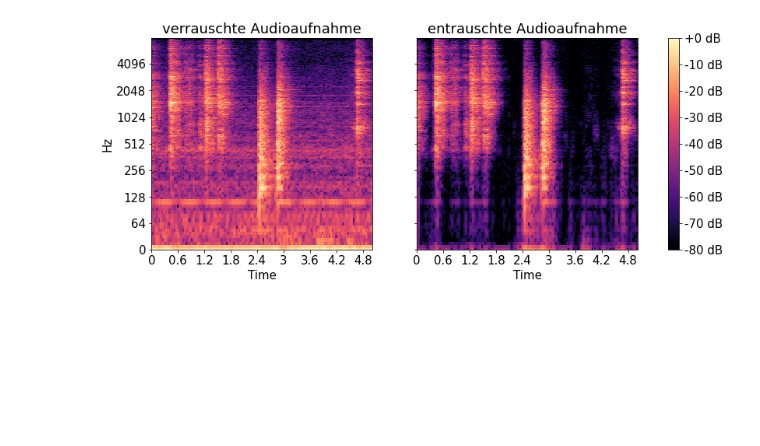
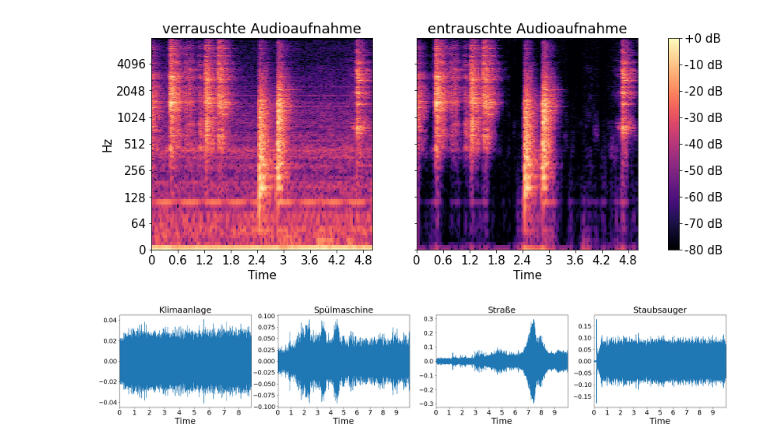
Before and after one commit to Timgrau/Projektarbeit-1, a Jupyter notebook: notebooks/Plots.ipynb, the cells around one changed output. Cells and saved outputs as stored; diff of their text form; code cells hidden in the pictures; blank space fills up the shorter version.

```diff
--- a/notebooks/Plots.ipynb
+++ b/notebooks/Plots.ipynb
@@ -99,0 +98,39 @@ plt.savefig("noise_reduction.pdf",dpi=300,bbox_inches="tight",transparent=True)
+# %%
+# The other 2x2 Spectogram plot is in test_constant.ipynb
+fig,ax = plt.subplots(nrows=1,ncols=4,figsize=(32,5))
+aircon, sr = lr.load(constants.NOISE_RAW+"aircon_2.wav",sr = 44100,duration=10)
+lr.display.waveplot(aircon,sr,ax=ax[0])
+plt.sca(ax[0])
+ax[0].label_outer()
+plt.xlabel("Time",size=25)
+plt.title("Klimaanlage",size=25)
+plt.xticks(size=20)
+plt.yticks(size=18)
+
+dishwasher,sr = lr.load(constants.NOISE_RAW+"dishwasher_1.wav",sr=44100,duration=10)
+lr.display.waveplot(dishwasher,sr,ax=ax[1])
+plt.sca(ax[1])
+plt.title("Spülmaschine",size=25)
+plt.yticks(size=18)
+plt.xlabel("Time",size=25)
+plt.xticks(size=20)
+
+street,sr = lr.load(constants.NOISE_RAW+"street_5.wav",sr=44100,duration=10)
+lr.display.waveplot(street,sr,ax=ax[2])
+plt.sca(ax[2])
+plt.xlabel("Time",size=25)
+plt.title("Straße",size=25)
+#plt.xticks([])
+plt.yticks(size=18)
+plt.xticks(size=20)
+
+vacuuming,sr = lr.load(constants.NOISE_RAW+"vacuuming_5.wav",sr=44100,duration=10)
+lr.display.waveplot(vacuuming,sr,ax=ax[3])
+plt.sca(ax[3])
+plt.title("Staubsauger",size=25)
+plt.yticks(size=18)
+plt.xlabel("Time",size=25)
+plt.xticks(size=20)
+plt.savefig("noise.pdf",dpi = 300, bbox_inches="tight",transparent=True)
+# %% [output]
+[figure, added]
```
Also changed, not shown: parts of 1 cell of this notebook, 8 other files.
